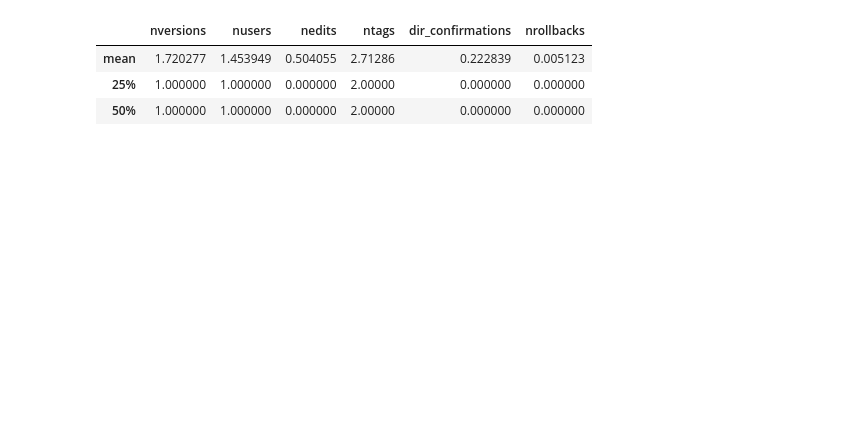
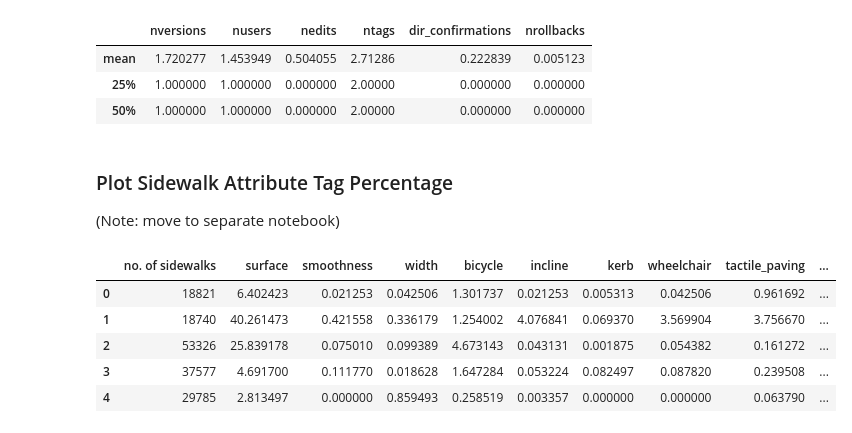
Before and after one commit to komar41/crowdsourcing-and-sidewalk-data, a Jupyter notebook: 1-extract-direct-indicators.ipynb, the cells around one changed output. Saved outputs shown, nothing was run; the diff lists cells and outputs as text; code cells hidden in the pictures; blank space fills up the shorter version.

```diff
--- a/1-extract-direct-indicators.ipynb
+++ b/1-extract-direct-indicators.ipynb
@@ -46,3 +46,40 @@ stats
 # But direct indicator not so as sidewalk data only started to increase in recent times and barely have 2 tags only
 
 # In future: surface material, widths, etc features should be integral part of sidewalks
+# %% [markdown]
+### Plot Sidewalk Attribute Tag Percentage
+(Note: move to separate notebook)
+# %%
+# Calculate attribute dists in 5 cities:
+def compute_sidewalk(city, res):
+    att = ['surface', 'smoothness', 'width', 'bicycle', 'incline', 'kerb', 'wheelchair', 'tactile_paving']
+    dir_ind = extract_direct_indicators(sidewalk_qualifer, city)
+
+    mp = defaultdict(lambda: 0)
+
+
+    for tag in dir_ind['tags'].tolist():
+        for key in tag:
+            if(key in att):
+                mp[key] += 1
+
+    res = []
+    for key in att:
+        res.append([city, key, (mp[key]/len(dir_ind) * 100)])
+
+cities = ['chi', 'sea', 'nyc', 'det', 'jvi']
+res = []
+
+for city in cities:
+    compute_sidewalk(city, res)
+
+city_res = pd.DataFrame(res, columns = ['city', 'attribute', 'percentage'])
+# %%
+city_res
+# %% [output]
+|  | no. of sidewalks | surface | smoothness | width | bicycle | incline | kerb | wheelchair | tactile_paving | ... |
+| 0 | 18821 | 6.402423 | 0.021253 | 0.042506 | 1.301737 | 0.021253 | 0.005313 | 0.042506 | 0.961692 | ... |
+| 1 | 18740 | 40.261473 | 0.421558 | 0.336179 | 1.254002 | 4.076841 | 0.069370 | 3.569904 | 3.756670 | ... |
+| 2 | 53326 | 25.839178 | 0.075010 | 0.099389 | 4.673143 | 0.043131 | 0.001875 | 0.054382 | 0.161272 | ... |
+| 3 | 37577 | 4.691700 | 0.111770 | 0.018628 | 1.647284 | 0.053224 | 0.082497 | 0.087820 | 0.239508 | ... |
+| 4 | 29785 | 2.813497 | 0.000000 | 0.859493 | 0.258519 | 0.003357 | 0.000000 | 0.000000 | 0.063790 | ... |
```
Also changed, not shown: parts of 3 cells of this notebook, 5 other files.
